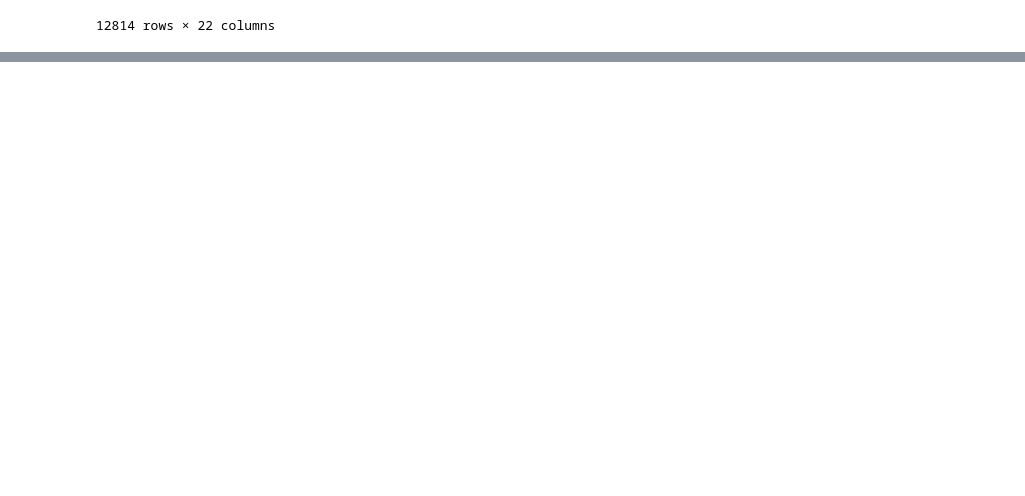
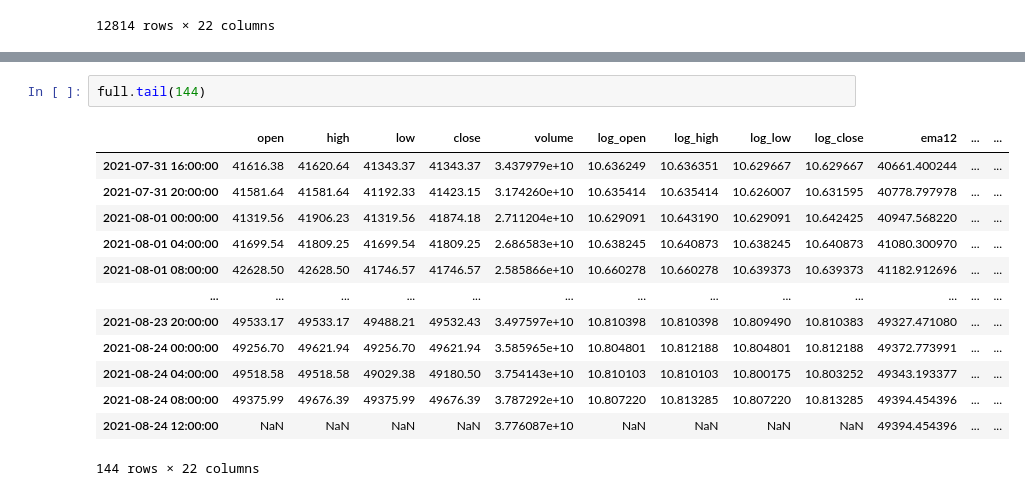
Before and after one commit to timjab92/cryptotrading-indicator, a Jupyter notebook: notebooks/FeatureEngineering.ipynb, the cells around one changed output, grey strips where cells are left out. Cells and saved outputs as stored; diff of their text form; blank space fills up the shorter version.

```diff
--- a/notebooks/FeatureEngineering.ipynb
+++ b/notebooks/FeatureEngineering.ipynb
@@ -336 +336,17 @@ full
 180 rows × 22 columns
+# %%
+full.tail(144)
+# %% [output]
+|  | open | high | low | close | volume | log_open | log_high | log_low | log_close | ema12 | ... | ... |
+| 2021-07-31 16:00:00 | 41616.38 | 41620.64 | 41343.37 | 41343.37 | 3.437979e+10 | 10.636249 | 10.636351 | 10.629667 | 10.629667 | 40661.400244 | ... | ... |
+| 2021-07-31 20:00:00 | 41581.64 | 41581.64 | 41192.33 | 41423.15 | 3.174260e+10 | 10.635414 | 10.635414 | 10.626007 | 10.631595 | 40778.797978 | ... | ... |
+| 2021-08-01 00:00:00 | 41319.56 | 41906.23 | 41319.56 | 41874.18 | 2.711204e+10 | 10.629091 | 10.643190 | 10.629091 | 10.642425 | 40947.568220 | ... | ... |
+| 2021-08-01 04:00:00 | 41699.54 | 41809.25 | 41699.54 | 41809.25 | 2.686583e+10 | 10.638245 | 10.640873 | 10.638245 | 10.640873 | 41080.300970 | ... | ... |
+| 2021-08-01 08:00:00 | 42628.50 | 42628.50 | 41746.57 | 41746.57 | 2.585866e+10 | 10.660278 | 10.660278 | 10.639373 | 10.639373 | 41182.912696 | ... | ... |
+| ... | ... | ... | ... | ... | ... | ... | ... | ... | ... | ... | ... | ... |
+| 2021-08-23 20:00:00 | 49533.17 | 49533.17 | 49488.21 | 49532.43 | 3.497597e+10 | 10.810398 | 10.810398 | 10.809490 | 10.810383 | 49327.471080 | ... | ... |
+| 2021-08-24 00:00:00 | 49256.70 | 49621.94 | 49256.70 | 49621.94 | 3.585965e+10 | 10.804801 | 10.812188 | 10.804801 | 10.812188 | 49372.773991 | ... | ... |
+| 2021-08-24 04:00:00 | 49518.58 | 49518.58 | 49029.38 | 49180.50 | 3.754143e+10 | 10.810103 | 10.810103 | 10.800175 | 10.803252 | 49343.193377 | ... | ... |
+| 2021-08-24 08:00:00 | 49375.99 | 49676.39 | 49375.99 | 49676.39 | 3.787292e+10 | 10.807220 | 10.813285 | 10.807220 | 10.813285 | 49394.454396 | ... | ... |
+| 2021-08-24 12:00:00 | NaN | NaN | NaN | NaN | 3.776087e+10 | NaN | NaN | NaN | NaN | 49394.454396 | ... | ... |
+144 rows × 22 columns
```
Also changed, not shown: parts of 7 cells of this notebook.
